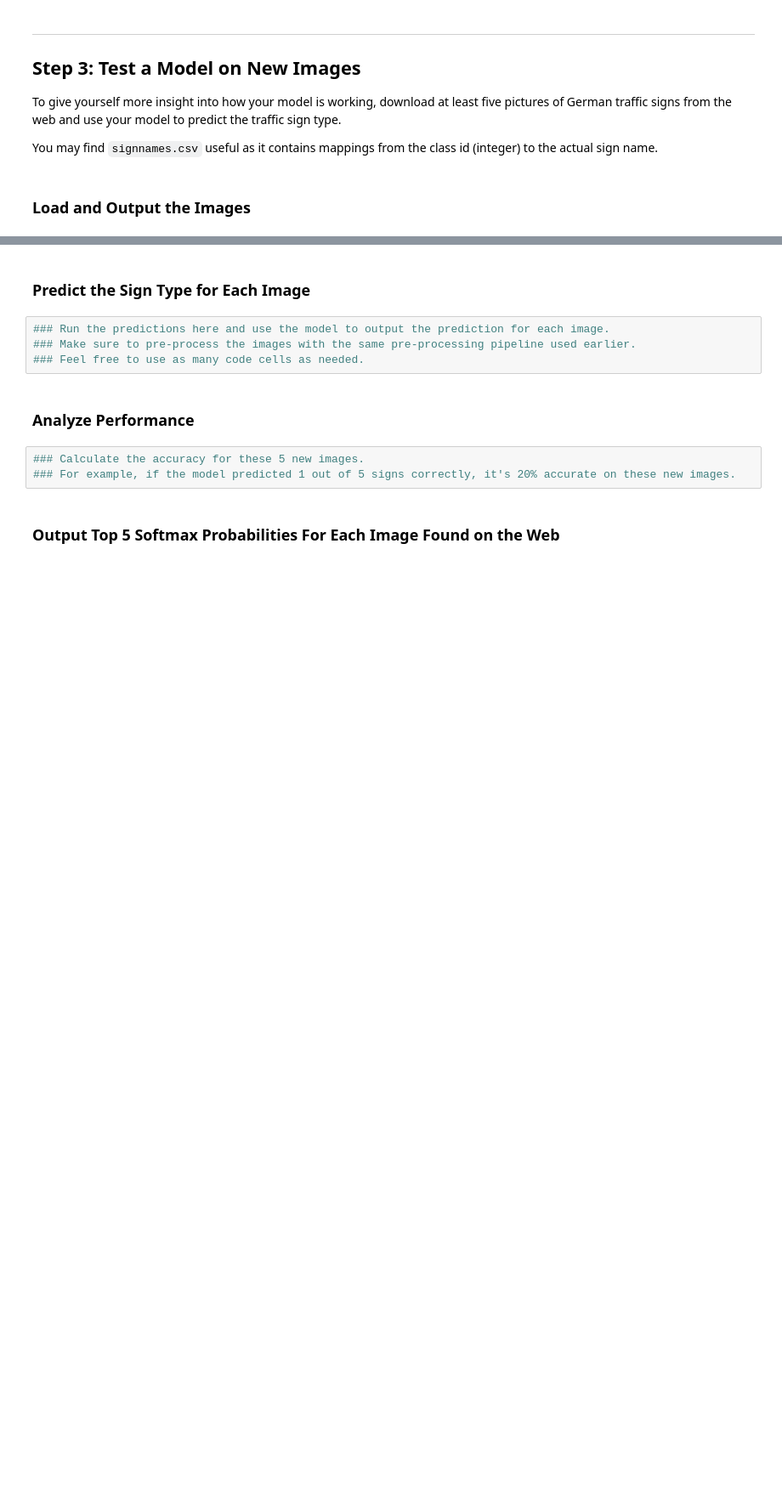
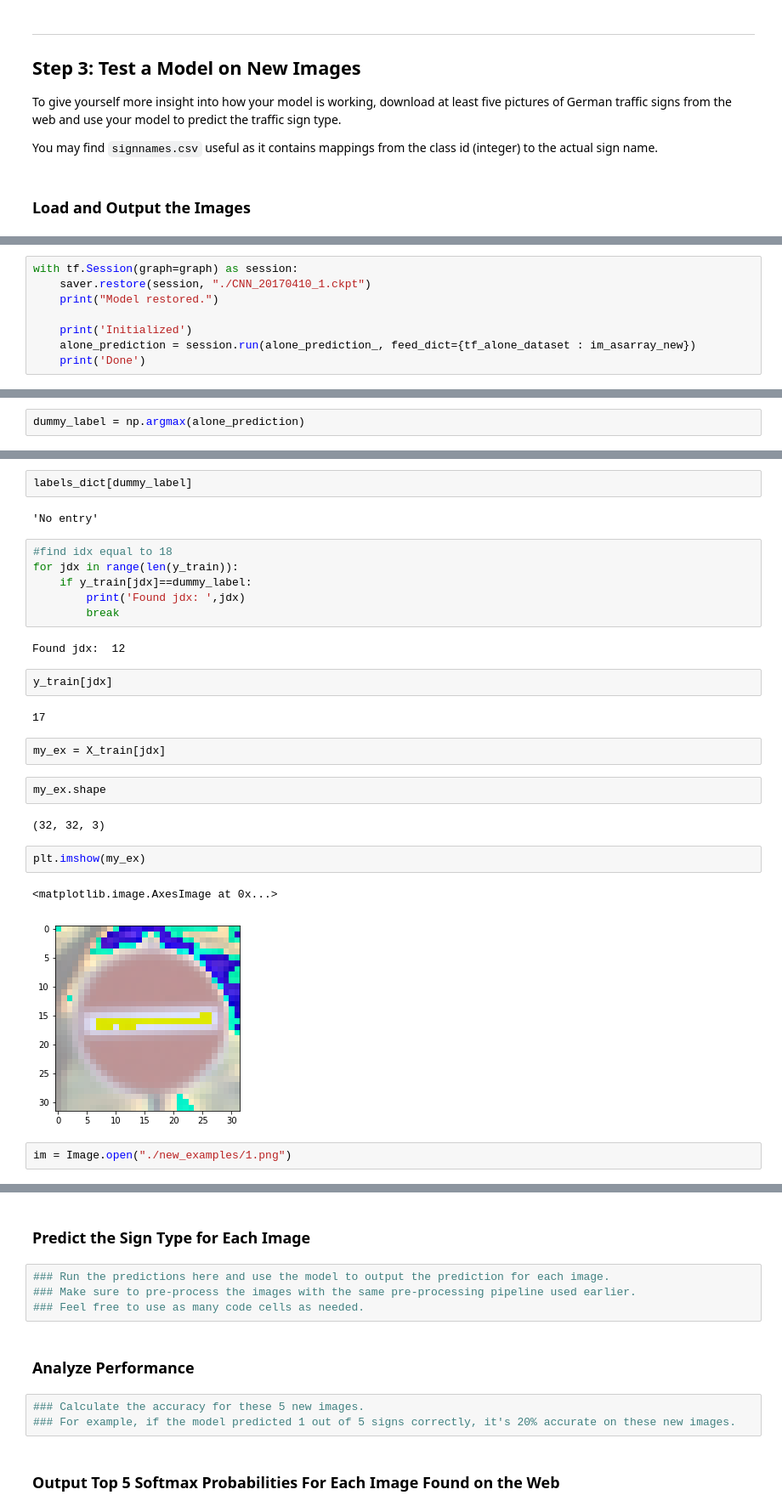
Before and after one commit to manprets/traffic_sign_classifier, a Jupyter notebook: traffic_sign_classifier.ipynb, the cells around one changed output, grey strips where cells are left out. Shown at 85% size. Saved outputs shown, nothing was run; the diff lists cells and outputs as text; blank space fills up the shorter version.

```diff
--- a/traffic_sign_classifier.ipynb
+++ b/traffic_sign_classifier.ipynb
@@ -570,0 +822,8 @@ You may find `signnames.csv` useful as it contains mappings from the class id (i
+# %%
+with tf.Session(graph=graph) as session:
+    saver.restore(session, "./CNN_20170410_1.ckpt")
+    print("Model restored.")
+
+    print('Initialized')
+    alone_prediction = session.run(alone_prediction_, feed_dict={tf_alone_dataset : im_asarray_new})
+    print('Done')
@@ -570,0 +856,2 @@ You may find `signnames.csv` useful as it contains mappings from the class id (i
+# %%
+dummy_label = np.argmax(alone_prediction)
@@ -570,0 +862,29 @@ You may find `signnames.csv` useful as it contains mappings from the class id (i
+# %%
+labels_dict[dummy_label]
+# %% [output]
+'No entry'
+# %%
+#find idx equal to 18
+for jdx in range(len(y_train)):
+    if y_train[jdx]==dummy_label:
+        print('Found jdx: ',jdx)
+        break
+# %% [output]
+Found jdx:  12
+# %%
+y_train[jdx]
+# %% [output]
+17
+# %%
+my_ex = X_train[jdx]
+# %%
+my_ex.shape
+# %% [output]
+(32, 32, 3)
+# %%
+plt.imshow(my_ex)
+# %% [output]
+<matplotlib.image.AxesImage at 0x...>
+[figure, added]
+# %%
+im = Image.open("./new_examples/1.png")
```
Also changed, not shown: parts of 64 cells of this notebook.
